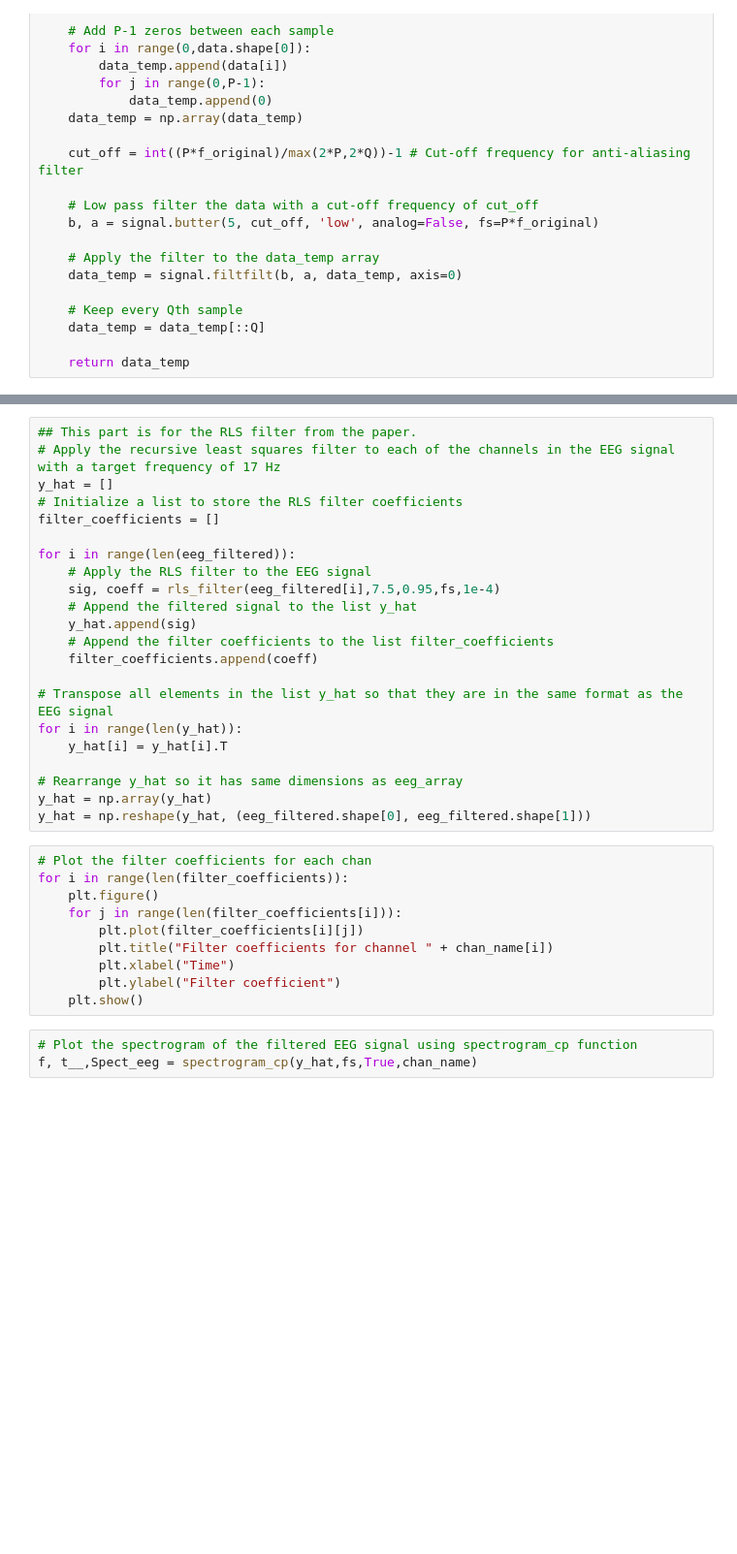
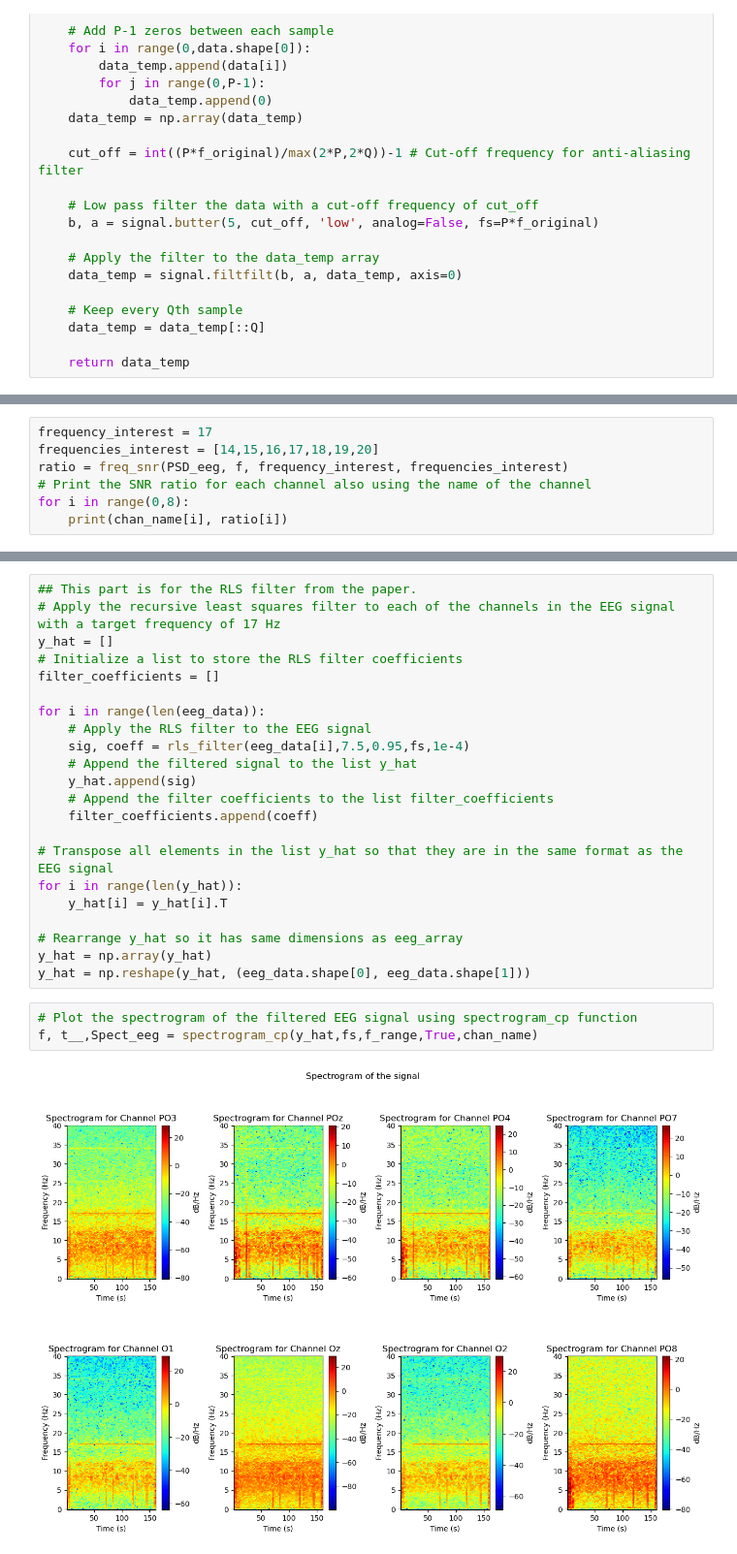
Before and after one commit to alken01/BCI, a Jupyter notebook: recursivefilter.ipynb, the cells around one changed output, grey strips where cells are left out. Shown at 97% size. Cells and saved outputs as stored; diff of their text form; blank space fills up the shorter version.

```diff
--- a/recursivefilter.ipynb
+++ b/recursivefilter.ipynb
@@ -286,0 +258,7 @@ f, t__,Spect_eeg = spectrogram_cp(eeg_array,fs,True,chan_name)
+# %%
+frequency_interest = 17
+frequencies_interest = [14,15,16,17,18,19,20]
+ratio = freq_snr(PSD_eeg, f, frequency_interest, frequencies_interest)
+# Print the SNR ratio for each channel also using the name of the channel
+for i in range(0,8):
+    print(chan_name[i], ratio[i])
@@ -291,9 +278,9 @@ y_hat = []
 # Initialize a list to store the RLS filter coefficients
 filter_coefficients = []
 
-for i in range(len(eeg_filtered)):
+for i in range(len(eeg_data)):
     # Apply the RLS filter to the EEG signal
-    sig, coeff = rls_filter(eeg_filtered[i],7.5,0.95,fs,1e-4)
+    sig, coeff = rls_filter(eeg_data[i],7.5,0.95,fs,1e-4)
     # Append the filtered signal to the list y_hat
     y_hat.append(sig)
     # Append the filter coefficients to the list filter_coefficients
@@ -305,17 +292,9 @@ for i in range(len(y_hat)):
 
 # Rearrange y_hat so it has same dimensions as eeg_array
 y_hat = np.array(y_hat)
-y_hat = np.reshape(y_hat, (eeg_filtered.shape[0], eeg_filtered.shape[1]))
+y_hat = np.reshape(y_hat, (eeg_data.shape[0], eeg_data.shape[1]))
-# %%
-# Plot the filter coefficients for each chan
-for i in range(len(filter_coefficients)):
-    plt.figure()
-    for j in range(len(filter_coefficients[i])):
-        plt.plot(filter_coefficients[i][j])
-        plt.title("Filter coefficients for channel " + chan_name[i])
-        plt.xlabel("Time")
-        plt.ylabel("Filter coefficient")
-    plt.show()
 # %%
 # Plot the spectrogram of the filtered EEG signal using spectrogram_cp function
-f, t__,Spect_eeg = spectrogram_cp(y_hat,fs,True,chan_name)
+f, t__,Spect_eeg = spectrogram_cp(y_hat,fs,f_range,True,chan_name)
+# %% [output]
+[figure, added]
```
Also changed, not shown: parts of 21 cells of this notebook.
